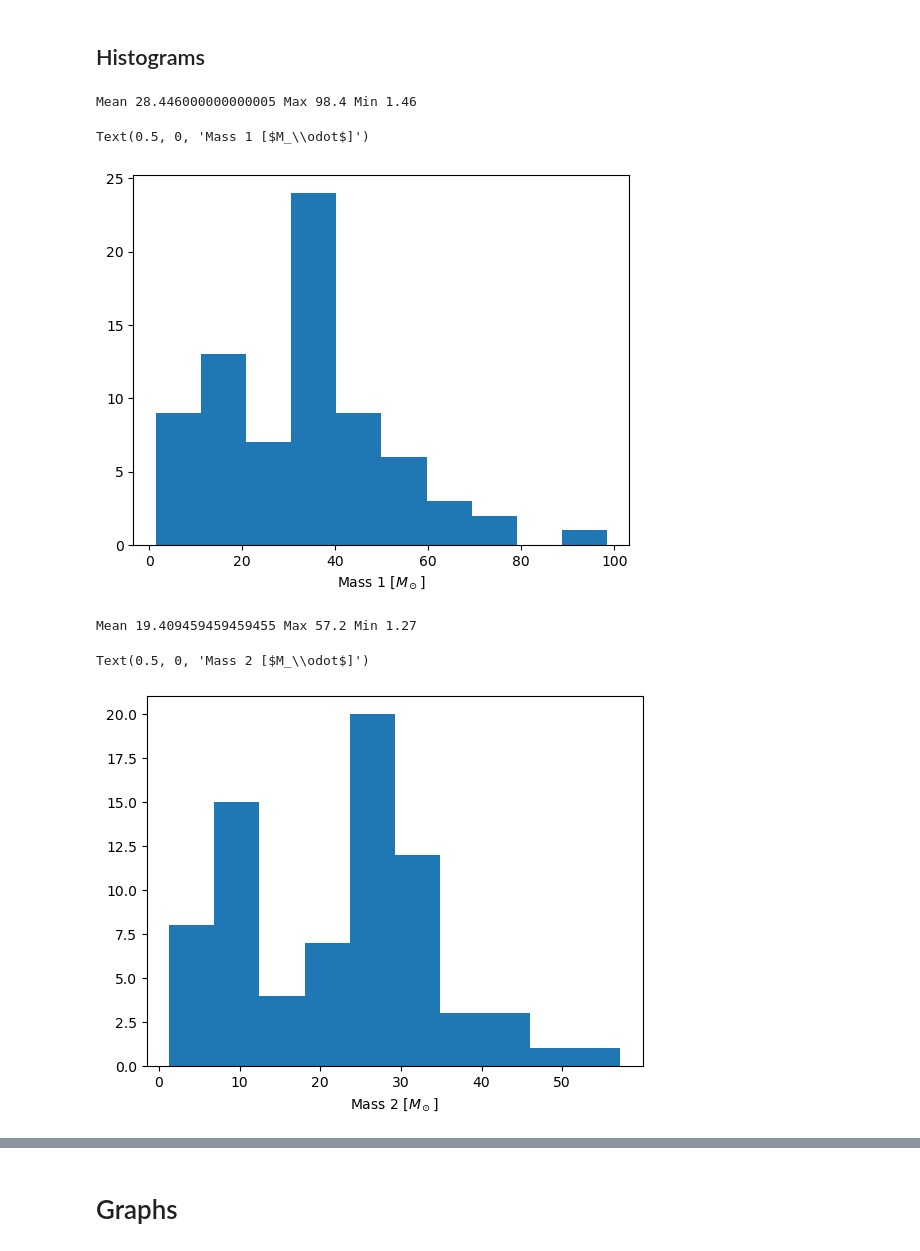
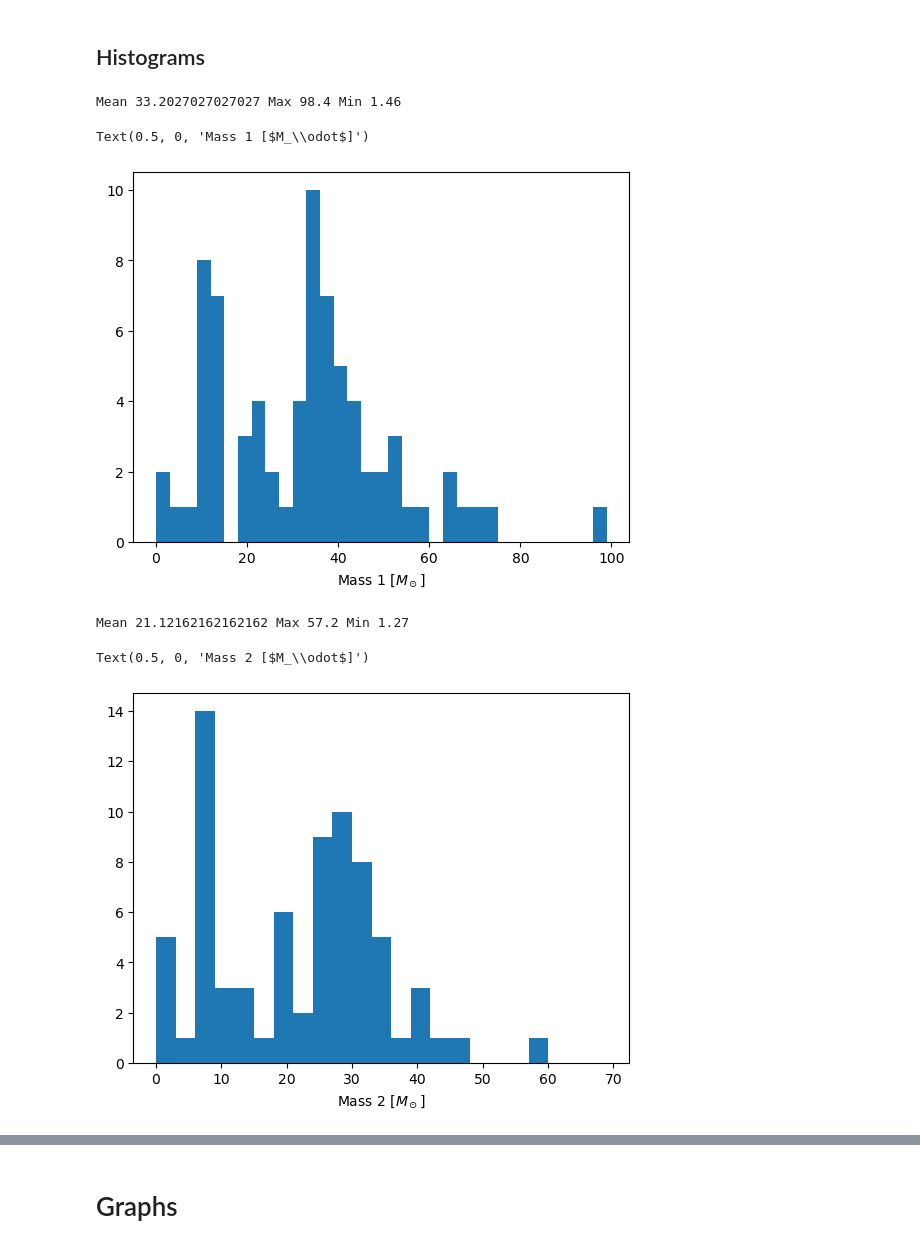
Before and after one commit to Sareva00/LIGO-project, a Jupyter notebook: properties.ipynb, the cells around one changed output, grey strips where cells are left out. Saved outputs shown, nothing was run; the diff lists cells and outputs as text; code cells hidden in the pictures.

```diff
--- a/properties.ipynb
+++ b/properties.ipynb
@@ -31,6 +31,6 @@ NSBH = ["GW191219_163120","GW200115_042309","GW200210_092254","GW190917_114630"]
 # %%
 prop = prop[prop['far']<1]
 # %%
-prop.drop(columns=["id", "version", "catalog.shortName", "GPS", "reference", "jsonurl", "far", "p_astro"], inplace=True)
+prop.drop(columns=["id", "version", "catalog.shortName", "reference", "jsonurl", "far", "p_astro"], inplace=True)
 prop
 # %% [output]
@@ -70,5 +72,5 @@ Text(0, 0.5, 'mass2')
 # %%
-counts, bins = np.histogram(prop["mass_1"])
+counts, bins = np.histogram(prop["mass_1"],bins=space)
 plt.stairs(counts, bins, fill = True)
 bins= np.delete(bins, 10)
 
@@ -80,23 +82,25 @@ min = np.min (prop["mass_1"])
 print("Mean" , mean, "Max", max, "Min",min)
 plt.xlabel("Mass 1 [$M_\odot$]")
 # %% [output]
-Mean 28.446000000000005 Max 98.4 Min 1.46
+Mean 33.2027027027027 Max 98.4 Min 1.46
 Text(0.5, 0, 'Mass 1 [$M_\\odot$]')
-[figure, old version]
+[figure, new version]
+# %%
+space = np.arange(0,70,3)
 # %%
-counts, bins = np.histogram(prop["mass_2"])
+counts, bins = np.histogram(prop["mass_2"],bins=space)
 plt.stairs(counts, bins, fill = True)
 bins= np.delete(bins, 10)
 
 
 mean = np.average(bins, weights= counts)
 max = np.max(prop["mass_2"])
 min = np.min (prop["mass_2"])
 
 print("Mean" , mean, "Max", max, "Min",min)
 plt.xlabel("Mass 2 [$M_\odot$]")
 # %% [output]
-Mean 19.409459459459455 Max 57.2 Min 1.27
+Mean 21.12162162162162 Max 57.2 Min 1.27
 Text(0.5, 0, 'Mass 2 [$M_\\odot$]')
-[figure, old version]
+[figure, new version]
 # %%
```
Also changed, not shown: parts of 14 cells of this notebook.
